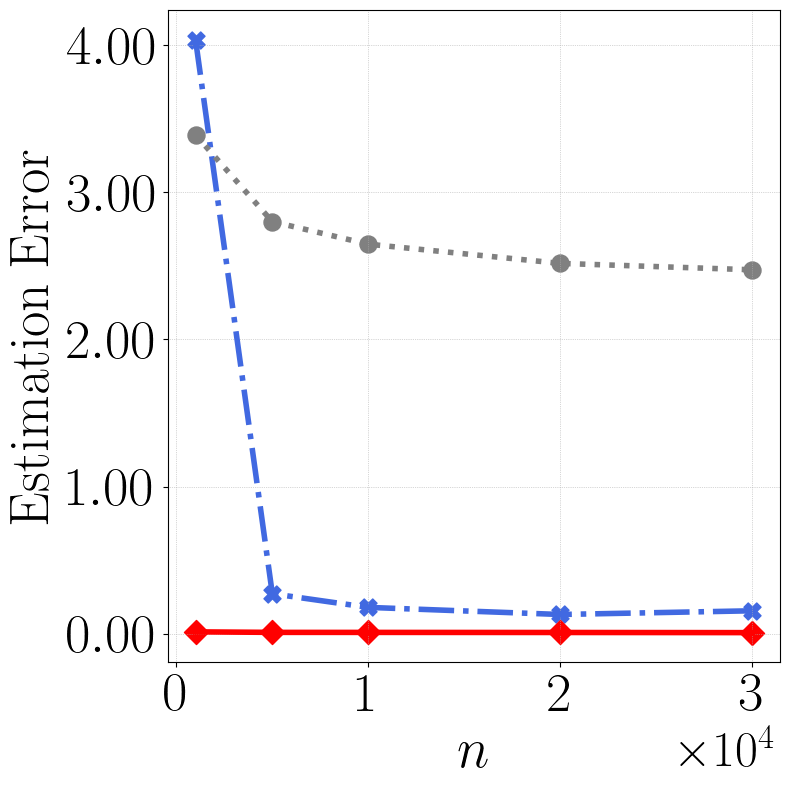
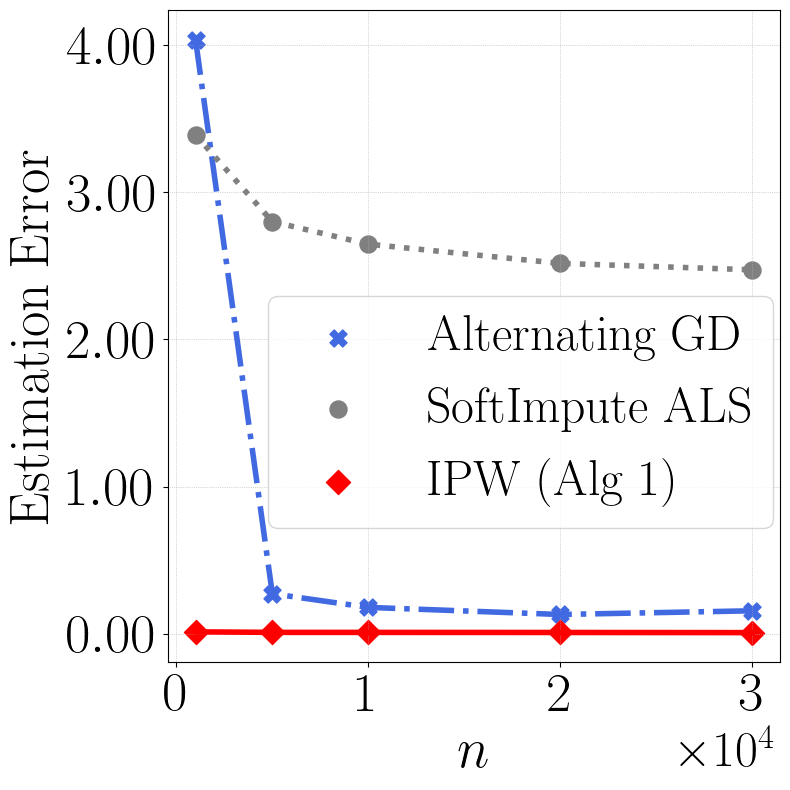
The change to this notebook cell's code, shown as a diff; its figure went from the first image to the second:
--- before
+++ after
@@ -34,5 +34,5 @@
 plt.ticklabel_format(style='sci', scilimits=(0,0), axis='x')
 ax.xaxis.get_offset_text().set_fontsize(36)
-#plt.legend(fontsize = 36, loc='upper right', bbox_to_anchor=(1, 0.6))
+plt.legend(fontsize = 36, loc='upper right', bbox_to_anchor=(1.03, 0.6))
 
 plt.grid(lw=0.5, ls=":")

Commit: update figures